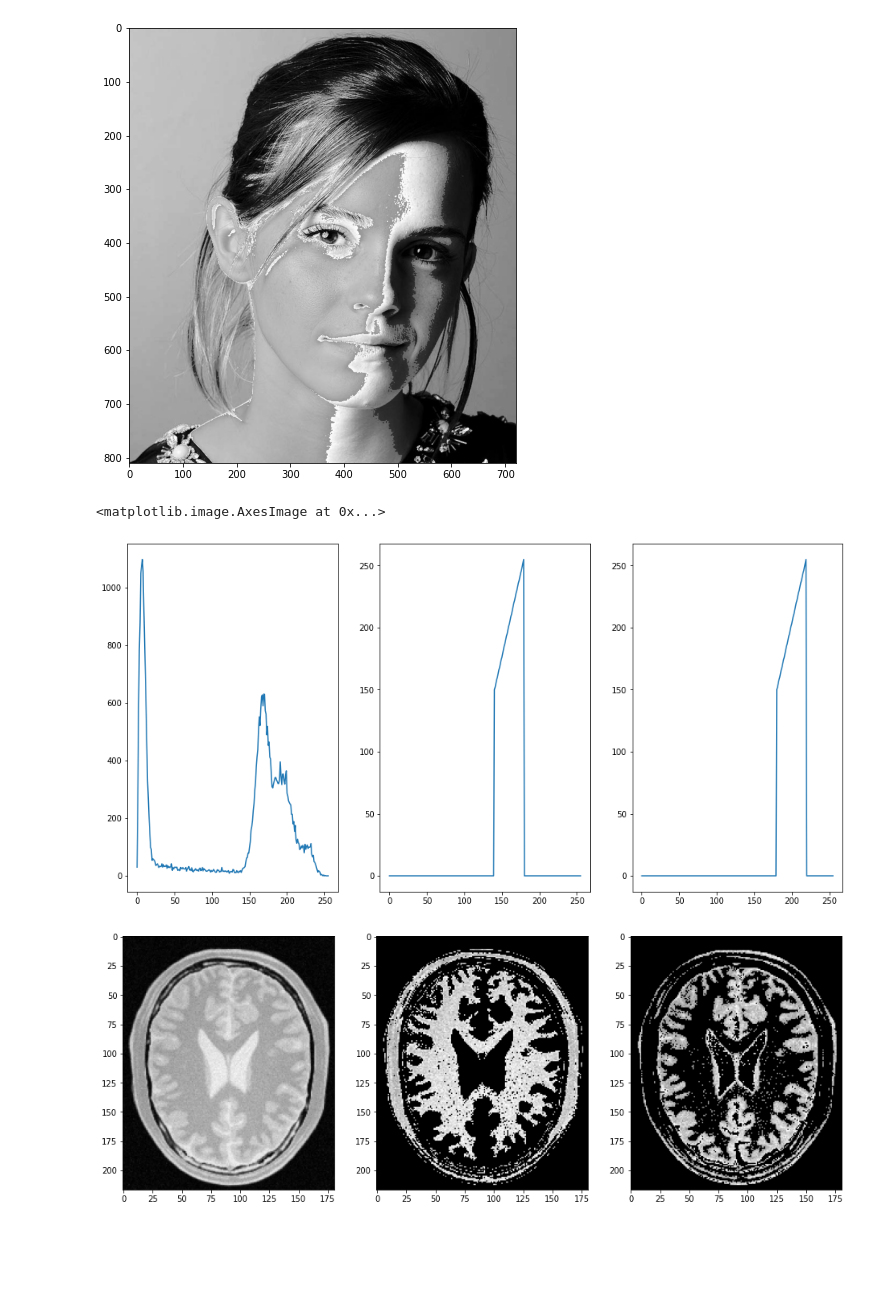
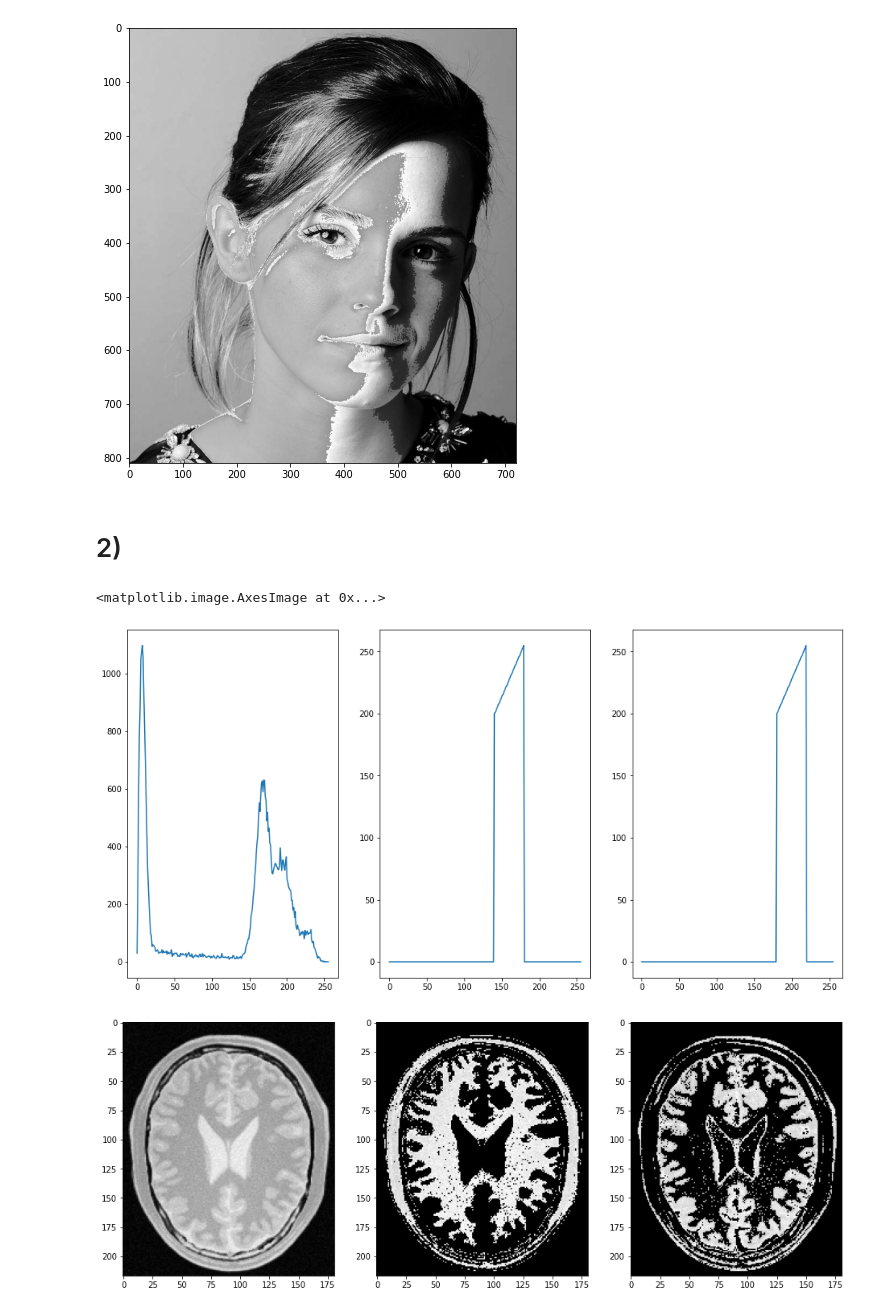
Before and after one commit to Demitha-Hettihewa/Assignment-01, a Jupyter notebook: Ass1_190231R.ipynb, the cells around one changed output. Drawn from its saved outputs; the diff is of its cells as text; code cells hidden in the pictures; blank space fills up the shorter version.

```diff
--- a/Ass1_190231R.ipynb
+++ b/Ass1_190231R.ipynb
@@ -22,32 +27,35 @@ implot = plt.imshow(cv.cvtColor(transImg, cv.COLOR_BGR2RGB))
 # %% [output]
 [figure]
 [figure]
+# %% [markdown]
+# 2)
 # %%
 import numpy as np
 import cv2 as cv
 import matplotlib.pyplot as plt
 img = cv.imread(r'brain_proton_density_slice.png')
 assert img is not None
+
 hist_f = cv. calcHist([img], [0], None, [256], [0,256])
 t1 = np.linspace(0, 0, 140)
-t2 = np.linspace(150, 255, 40)
+t2 = np.linspace(200, 255, 40)
 t3 = np.linspace(0, 0, 76)
 T1 = np.linspace(0, 0, 180)
-T2 = np.linspace(150, 255, 40)
+T2 = np.linspace(200, 255, 40)
 T3 = np.linspace(0, 0, 36)
 t = np.concatenate((t1, t2, t3), axis = 0).astype(np.uint8)
 T = np.concatenate((T1, T2, T3), axis = 0).astype(np.uint8)
 white = cv.LUT(img, t)
 gray = cv.LUT(img, T)
 fig, ax = plt.subplots(1,3,figsize = (16,8))
 ax[0].plot(hist_f)
 ax[1].plot(t)
 ax[2].plot(T)
 fig, ax = plt.subplots(1, 3, figsize = (16,8))
 ax[0].imshow(cv.cvtColor(img, cv.COLOR_BGR2RGB))
 ax[1].imshow(cv.cvtColor(white, cv.COLOR_BGR2RGB))
 ax[2].imshow(cv.cvtColor(gray, cv.COLOR_BGR2RGB))
 # %% [output]
 <matplotlib.image.AxesImage at 0x...>
-[figure, old version]
+[figure, new version]
 [figure]
```
Also changed, not shown: parts of 15 cells of this notebook.
